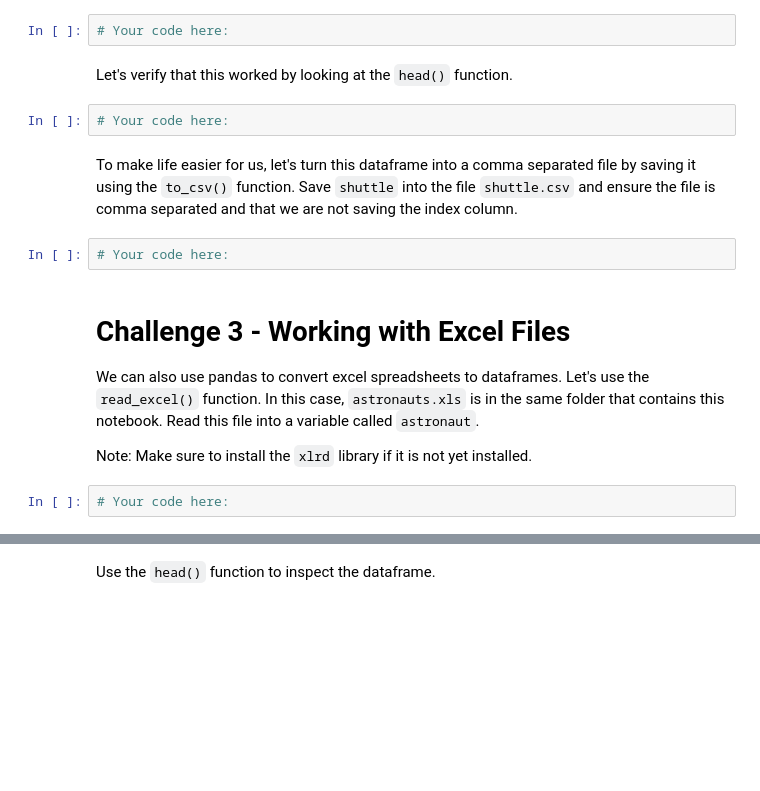
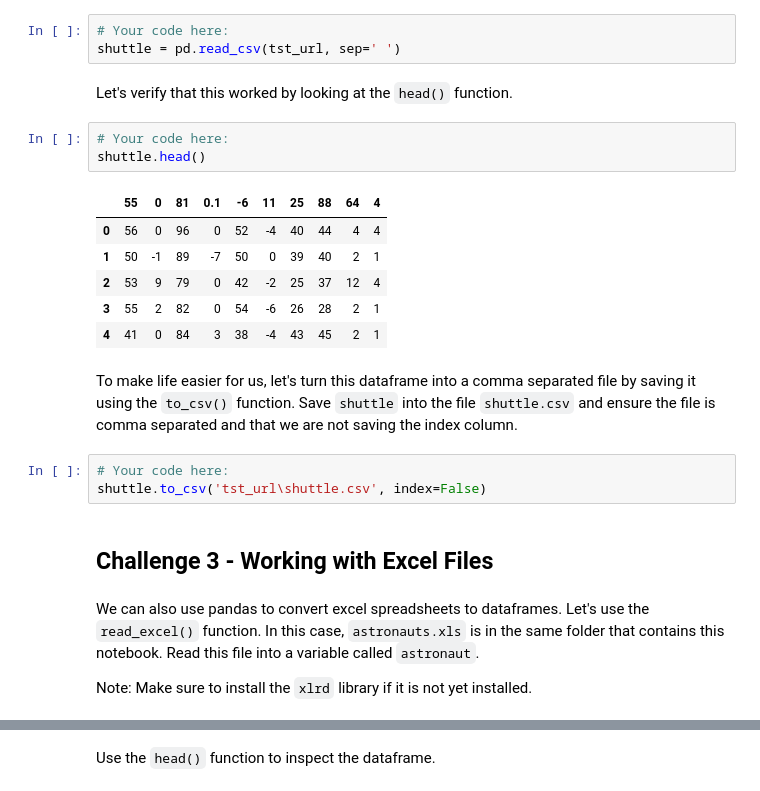
Before and after one commit to borjauria/dataptmad1019, a Jupyter notebook: module-1/lab-import-export/your-code/main.ipynb, the cells around one changed output, grey strips where cells are left out. Saved outputs shown, nothing was run; the diff lists cells and outputs as text; blank space fills up the shorter version.

```diff
--- a/module-1/lab-import-export/your-code/main.ipynb
+++ b/module-1/lab-import-export/your-code/main.ipynb
@@ -52,19 +83,27 @@ cols = ['time', 'rad_flow', 'fpv_close', 'fpv_open', 'high', 'bypass', 'bpv_clos
 tst_url = 'https://archive.ics.uci.edu/ml/machine-learning-databases/statlog/shuttle/shuttle.tst'
 # %%
 # Your code here:
+shuttle = pd.read_csv(tst_url, sep=' ')
 # %% [markdown]
 Let's verify that this worked by looking at the `head()` function.
 # %%
 # Your code here:
+shuttle.head()
+# %% [output]
+|  | 55 | 0 | 81 | 0.1 | -6 | 11 | 25 | 88 | 64 | 4 |
+| 0 | 56 | 0 | 96 | 0 | 52 | -4 | 40 | 44 | 4 | 4 |
+| 1 | 50 | -1 | 89 | -7 | 50 | 0 | 39 | 40 | 2 | 1 |
+| 2 | 53 | 9 | 79 | 0 | 42 | -2 | 25 | 37 | 12 | 4 |
+| 3 | 55 | 2 | 82 | 0 | 54 | -6 | 26 | 28 | 2 | 1 |
+| 4 | 41 | 0 | 84 | 3 | 38 | -4 | 43 | 45 | 2 | 1 |
 # %% [markdown]
 To make life easier for us, let's turn this dataframe into a comma separated file by saving it using the `to_csv()` function. Save `shuttle` into the file `shuttle.csv` and ensure the file is comma separated and that we are not saving the index column.
 # %%
 # Your code here:
+shuttle.to_csv('tst_url\shuttle.csv', index=False)
+# %% [markdown]
+## Challenge 3 - Working with Excel Files
 # %% [markdown]
-# Challenge 3 - Working with Excel Files
-
 We can also use pandas to convert excel spreadsheets to dataframes. Let's use the `read_excel()` function. In this case, `astronauts.xls` is in the same folder that contains this notebook. Read this file into a variable called `astronaut`.
 
 Note: Make sure to install the `xlrd` library if it is not yet installed.
-# %%
-# Your code here:
```
Also changed, not shown: parts of 16 cells of this notebook, 3 other files.
